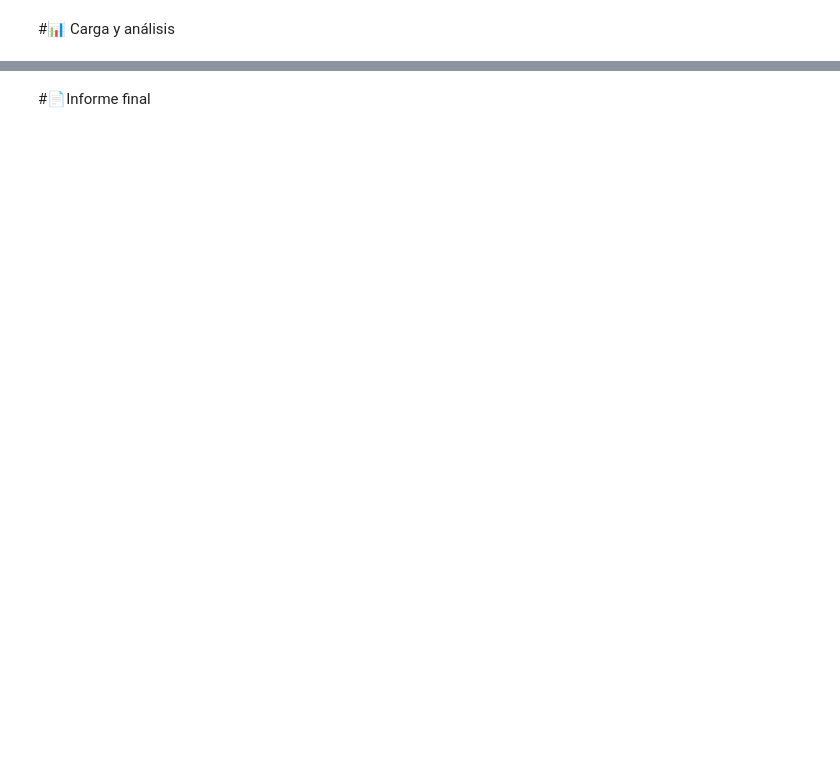
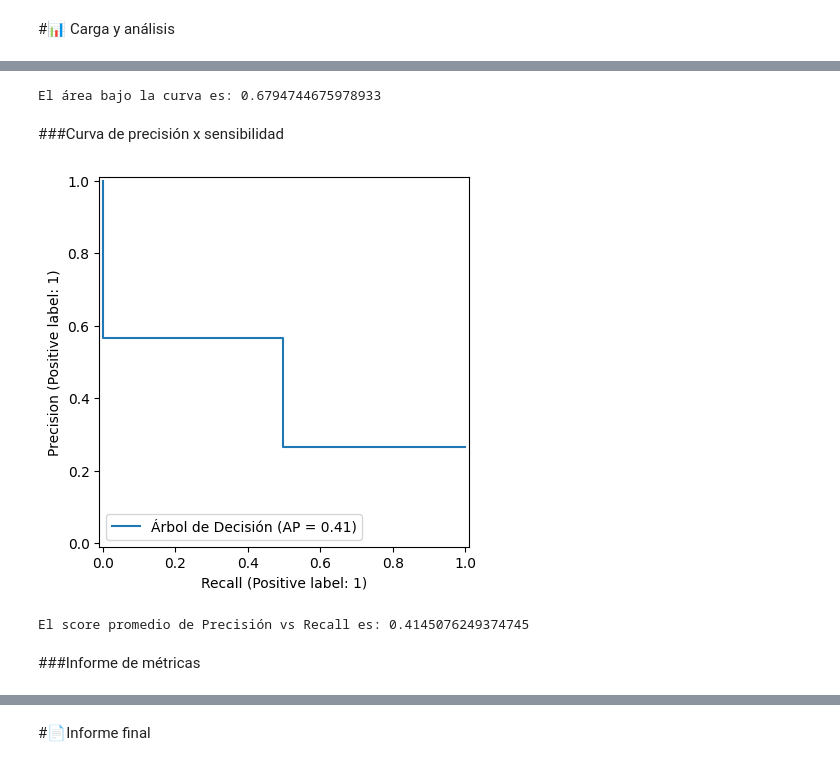
Before and after one commit to Antonio-B85/challenge-TelecomX-parte2-Latam, a Jupyter notebook: TelecomX_Parte2_LATAM.ipynb, the cells around one changed output, grey strips where cells are left out. Saved outputs shown, nothing was run; the diff lists cells and outputs as text; code cells hidden in the pictures; blank space fills up the shorter version.

```diff
--- a/TelecomX_Parte2_LATAM.ipynb
+++ b/TelecomX_Parte2_LATAM.ipynb
@@ -54,0 +541,8 @@ memory usage: 1.2+ MB
+# %%
+X, X_test, y, y_test = train_test_split(X, y, test_size=0.15, stratify=y, random_state=5)
+X_train, X_val, y_train, y_val = train_test_split(X, y, stratify=y, random_state=5)
+# %%
+modelo_dtc = DecisionTreeClassifier()
+modelo_dtc.fit(X_train, y_train)
+print(f'La exactitud del modelo con el conjunto de entrenamiento es: {modelo_dtc.score(X_train, y_train)}')
+print(f'La exactitud del modelo con el conjunto de validación es: {modelo_dtc.score(X_val, y_val)}')
@@ -54,0 +552,5 @@ memory usage: 1.2+ MB
+# %%
+modelo_dtc = DecisionTreeClassifier(max_depth=10)
+modelo_dtc.fit(X_train, y_train)
+print(f'La exactitud del modelo con el conjunto de entrenamiento es: {modelo_dtc.score(X_train, y_train)}')
+print(f'La exactitud del modelo con el conjunto de validación es: {modelo_dtc.score(X_val, y_val)}')
@@ -54,0 +564,4 @@ memory usage: 1.2+ MB
+# %%
+y_previsto = modelo_dtc.predict(X_val)
+matriz_confusion = confusion_matrix(y_val, y_previsto)
+print(matriz_confusion)
@@ -54,0 +604,6 @@ memory usage: 1.2+ MB
+# %%
+print(f'El área bajo la curva es: {roc_auc_score(y_val, y_previsto)}')
+# %% [output]
+El área bajo la curva es: 0.6794744675978933
+# %% [markdown]
+###Curva de precisión x sensibilidad
@@ -54,0 +612,4 @@ memory usage: 1.2+ MB
+# %%
+PrecisionRecallDisplay.from_predictions(y_val, y_previsto, name='Árbol de Decisión');
+# %% [output]
+[figure, added]
@@ -54,0 +618,6 @@ memory usage: 1.2+ MB
+# %%
+print(f'El score promedio de Precisión vs Recall es: {average_precision_score(y_val, y_previsto)}')
+# %% [output]
+El score promedio de Precisión vs Recall es: 0.4145076249374745
+# %% [markdown]
+###Informe de métricas
```
Also changed, not shown: parts of 146 cells of this notebook.
